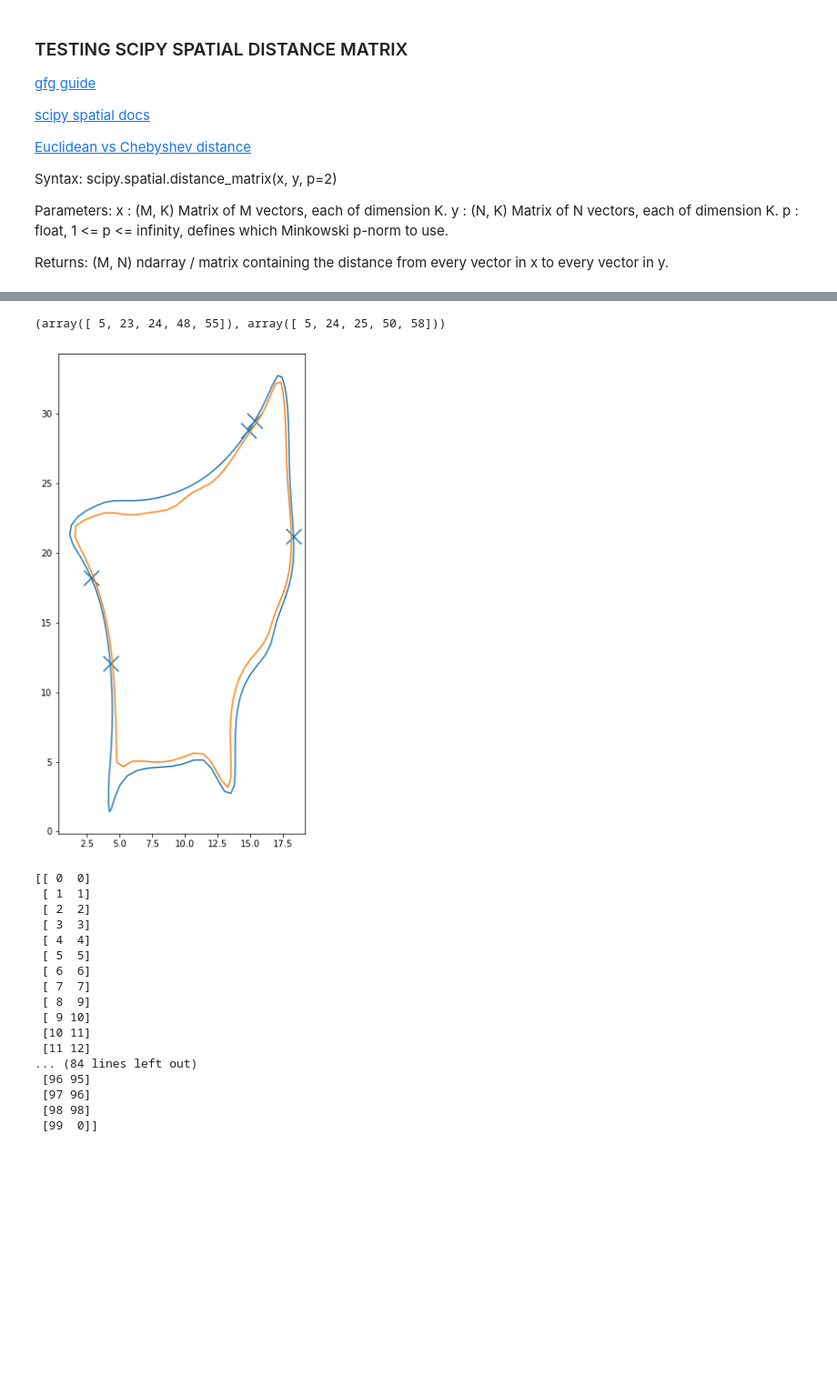
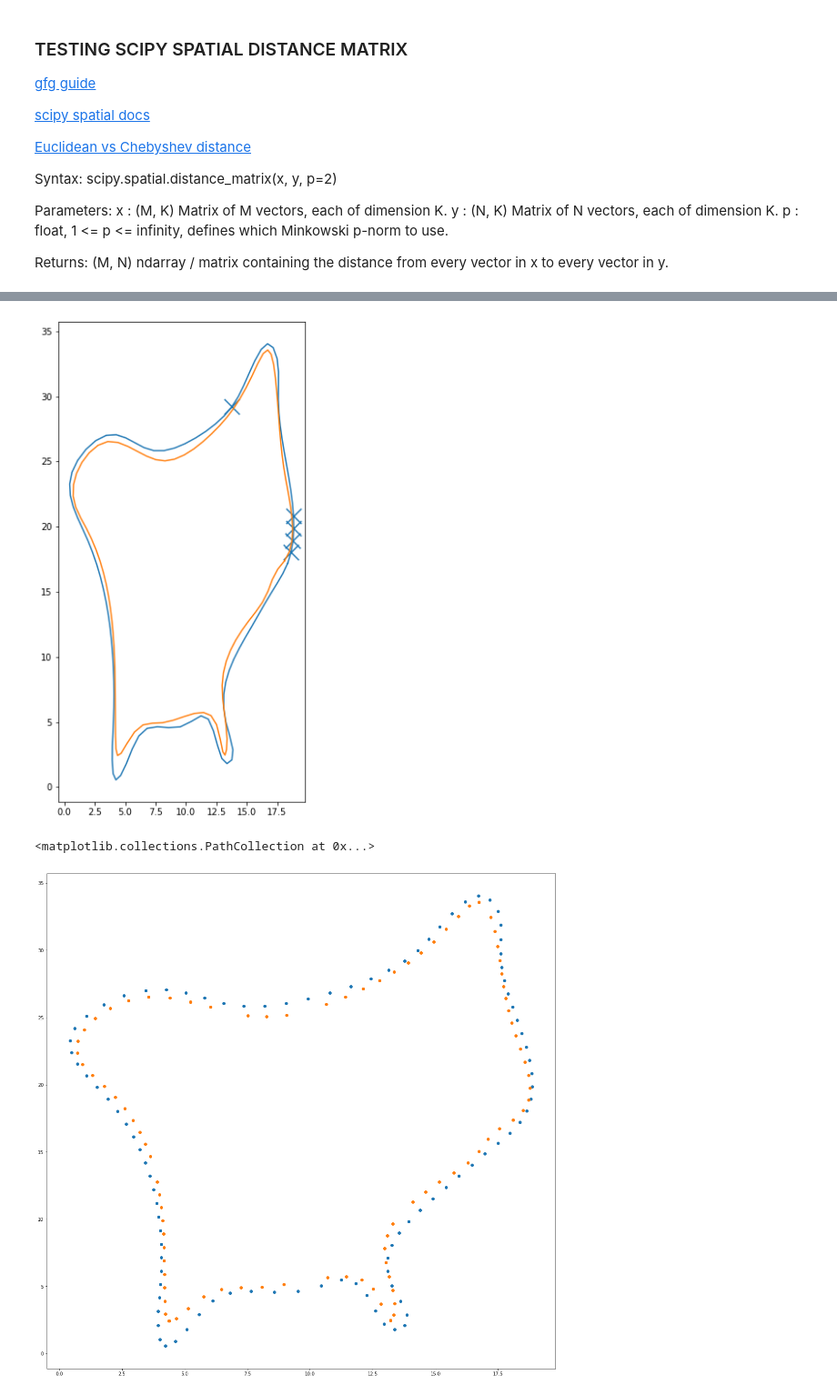
Before and after one commit to artorg-unibe-ch/spline_mesher, a Jupyter notebook: tmp/intersection_internal.ipynb, the cells around one changed output, grey strips where cells are left out. Shown at 91% size. Cells and saved outputs as stored; diff of their text form; code cells hidden in the pictures; blank space fills up the shorter version.

```diff
--- a/tmp/intersection_internal.ipynb
+++ b/tmp/intersection_internal.ipynb
@@ -677,7 +677,6 @@ dist_mat = distance_matrix(ext_array, int_array, p=3) # p=2 means euclidean dist
 
 tol = 180e-3
 indices = np.where(dist_mat < tol)
-print(indices)
 
 # plot indices
 plt.figure(figsize=(5, 10))
@@ -686,52 +685,77 @@ plt.plot(int_array[:, 0], int_array[:, 1])
 plt.scatter(ext_array[indices[0], 0], ext_array[indices[0], 1], marker='x', s=300)
 print('')
 # %% [output]
-(array([ 5, 23, 24, 48, 55]), array([ 5, 24, 25, 50, 58]))
-[figure, old version]
+[figure, new version]
 # %%
 import scipy.spatial as spatial
+
+def correct_internal_point(arr, idx, dx, dy):
+    """
+    Corrects [x, y] position of points of internal array
+    Args:
+        arr (ndarray): array of internal perimeter
+        dx (float): normal component x * minimum thickness
+        dy (float): normal component y * minimum thickness
+    Returns:
+        ndarray: new position of internal points in array 'arr'
+    """
+    return np.array([arr[idx][:, 0] - dy, arr[idx][:, 1] + dx]).transpose()
+
+def correct_intersection(ext_arr, int_arr, pairs, dx, dy, bool_arr):
+    """
+    Takes ext and int arrays and applies nodal displacement to the elements where bool_min_thickness == True
+    Args:
+        ext_arr (ndarray): array of [x, y] external points composing the perimeter
+        int_arr (ndarray): array of [x, y] internal points composing the perimeter
+        dx (float): normal component x * minimum thickness
+        dy (float): normal component y * minimum thickness
+        bool_min_thickness (list): list indicating where the thickness is below tolerance
+    Returns:
+        ndarray: new array of internal polygon
+    """
+    bool_arr = np.c_[bool_arr, bool_arr]
+    int_corr = correct_internal_point(ext_arr, pairs[0], dx, dy)
+    np.copyto(dst=int_arr[pairs[1]], src=int_corr, where=bool_arr)
+    return int_arr
+
 
 def nearest_pairs_arrs(arr1, arr2):
     """
     Find nearest point between two arrays and create a an array containing nearest-pairs indices
 
     Args:
         arr1 (np.ndarray): array of contour 1
         arr2 (np.ndarray): array of contour 2
 
     Returns:
         _type_: _description_
     """
-
+    dist_nearest_neighbour = np.empty(len(arr1), dtype=float)
     closest_idx = np.empty((len(arr1), 2), dtype=int)
     base_idx = np.empty((len(arr1), 2), dtype=int)
     for i, idx in enumerate(arr1):
-        _, closest_idx_s = spatial.KDTree(arr2).query(idx)
+        d_nn, closest_idx_s = spatial.KDTree(arr2).query(idx)
+        dist_nearest_neighbour[i] = d_nn
         closest_idx[i] = closest_idx_s
         base_idx[i] = i
-    return closest_idx, base_idx
+    return dist_nearest_neighbour, closest_idx[:, 0], base_idx[:, 0]
 
-closest_idx, base_idx = nearest_pairs_arrs(ext_array, int_array)
-pairs = np.c_[base_idx[:, 0], closest_idx[:, 0]]
-print(pairs)
+dist_nn, closest_idx, base_idx = nearest_pairs_arrs(ext_array, int_array)
+pairs = np.c_[base_idx, closest_idx]
+
+# fig = plt.figure(figsize=(20, 20))
+# for i, idx in enumerate(pairs):
+#     plt.plot((ext_array[idx[0], 0], int_array[idx[1], 0]), (ext_array[idx[0], 1], int_array[idx[1], 1]), color='tab:blue')
+# plt.show()
+
+fig2 = plt.figure(figsize=(20, 20))
+
+# plot array in the order of the pairs
+plt.scatter(ext_array[pairs[:, 0], 0], ext_array[pairs[:, 0], 1])
+plt.scatter(int_array[pairs[:, 1], 0], int_array[pairs[:, 1], 1])
 # %% [output]
-[[ 0  0]
- [ 1  1]
- [ 2  2]
- [ 3  3]
- [ 4  4]
- [ 5  5]
- [ 6  6]
- [ 7  7]
- [ 8  9]
- [ 9 10]
- [10 11]
- [11 12]
-... (84 lines left out)
- [96 95]
- [97 96]
- [98 98]
- [99  0]]
+<matplotlib.collections.PathCollection at 0x...>
+[figure, added]
 # %%
 from scipy.spatial import KDTree
 
```
Also changed, not shown: parts of 11 cells of this notebook, 4 other files.
